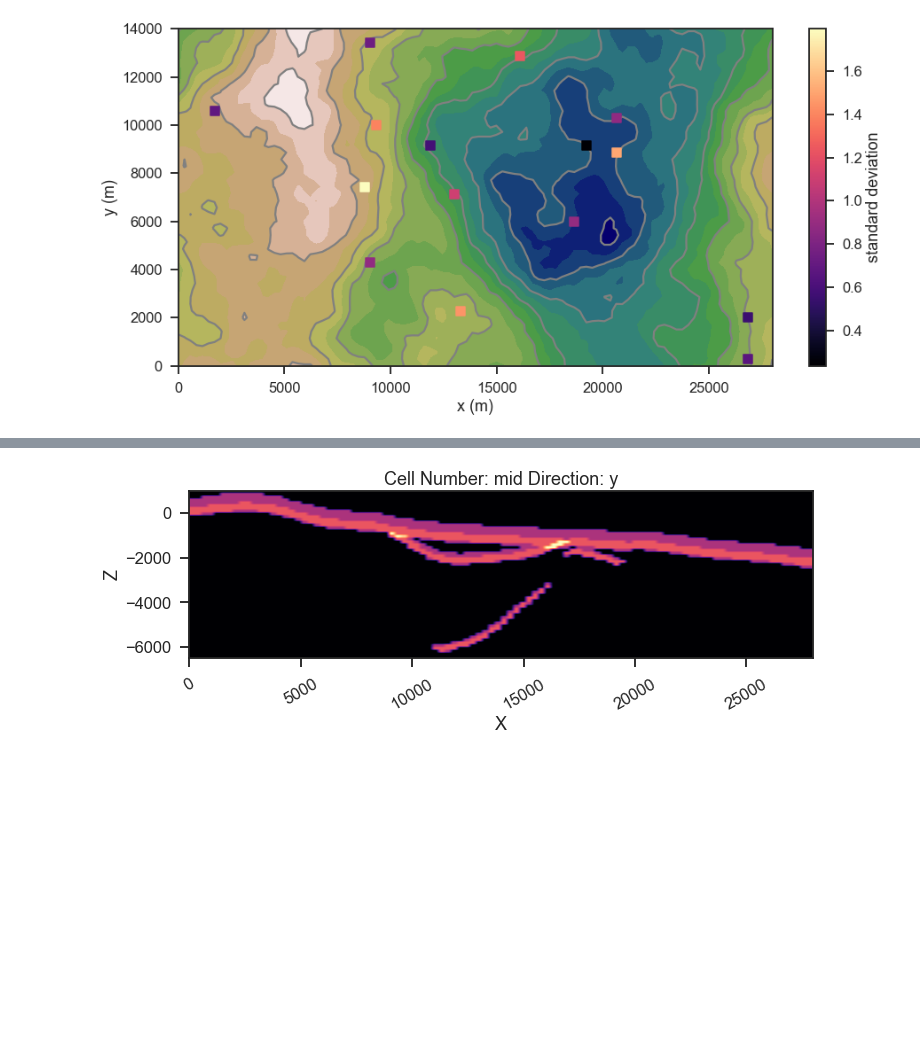
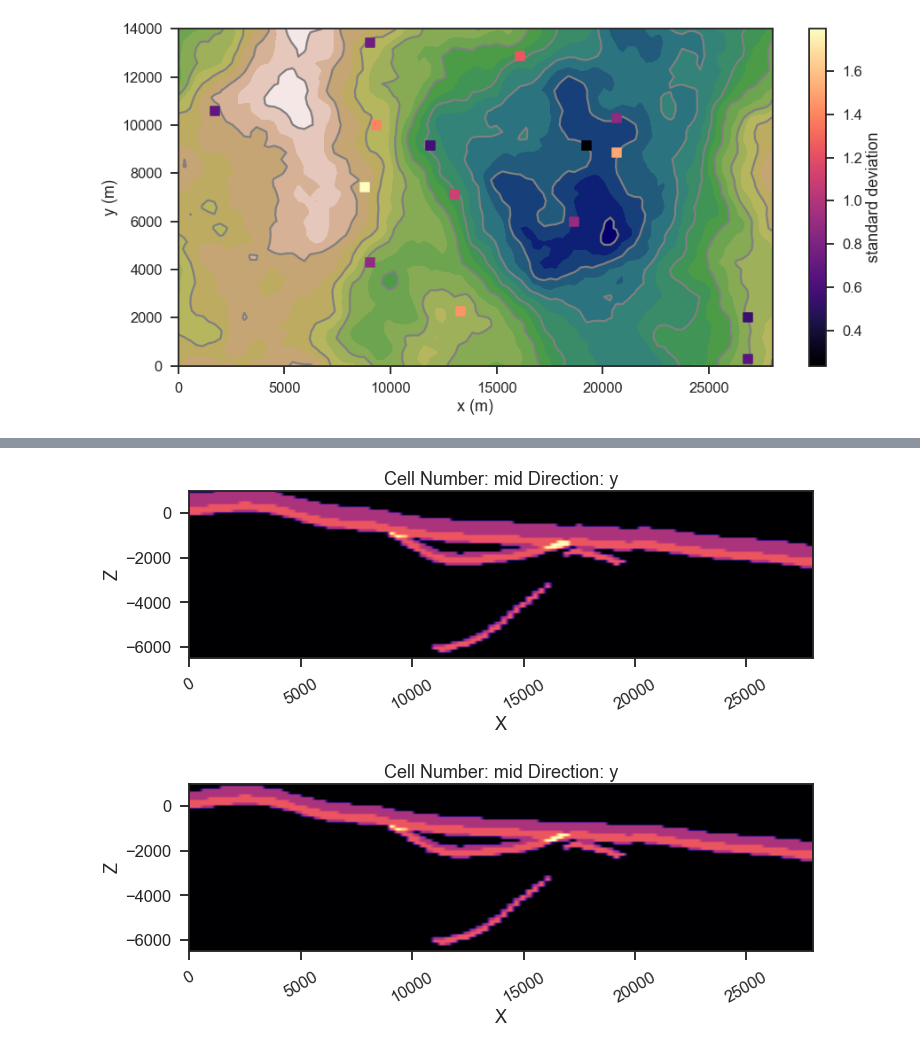
Before and after one commit to GEG-ETHZ/PSGeothermieAargau, a Jupyter notebook: examples/dev/POC-MC_rejection.ipynb, the cells around one changed output, grey strips where cells are left out. Drawn from its saved outputs; the diff is of its cells as text; code cells hidden in the pictures; blank space fills up the shorter version.

Commit message:
work on mc rejection

```diff
--- a/examples/dev/POC-MC_rejection.ipynb
+++ b/examples/dev/POC-MC_rejection.ipynb
@@ -224,8 +224,28 @@ plt.ylabel('y (m)')
 plt.colorbar(cs, label='standard deviation');
 # %% [output]
 [figure]
+# %%
+def rejection(rmse, rnseed=random.seed(0), u_g: float=0.01, verbose=True):
+    rnseed
+    Ref = rmse[0
+    accept = []
+    P = []
+    k = 0
+    for i in range(len(rmse)):
+        if rmse[i] < Ref:
+            Ref = rmse[i]
+            accept.append(i)
+
+        elif random.random() < np.exp(-(rmse[i] - Ref)/(u_g)):
+            P.append(np.exp(-(rmse[i] - Ref)/(u_g)))
+            Ref = rmse[i]
+            accept.append(i)
+            k +=1
+    if verbose==True:
+        print(f"{len(accept)} realizations were accepted.")
+    return accept, P
 # %%
-seed = random.seed(7)
-rmse = c_rmse(g_simu, g_data['grav'])
-accept, P = rejection(rmse=rmse, rnseed=seed)
+#seed = random.seed(7)
+rmse = pp.c_rmse(g_simu, g_data['grav'])
+accept, P = rejection(rmse=rmse, rnseed=random.seed(), u_g=u_g)
 # %% [output]
@@ -234,6 +272,15 @@ accept, P = rejection(rmse=rmse, rnseed=seed)
 accepted_reals = ens[accept, :]
 grav_prob = probability(accepted_reals)
 grav_entr = information_entropy(grav_prob)
+# %%
+p2dp = gp.plot_2d(geo_model,
+                  show_lith=False, show_boundaries=False, show_data=False,
+                  regular_grid=grav_entr,
+                  kwargs_regular_grid={'cmap': 'magma',
+                                       'norm': None}
+                  )
+# %% [output]
+[figure, added]
 # %%
 p2dp = gp.plot_2d(geo_model,
                   show_lith=False, show_boundaries=False, show_data=False,
```
Also changed, not shown: parts of 17 cells of this notebook, 1 other file.
